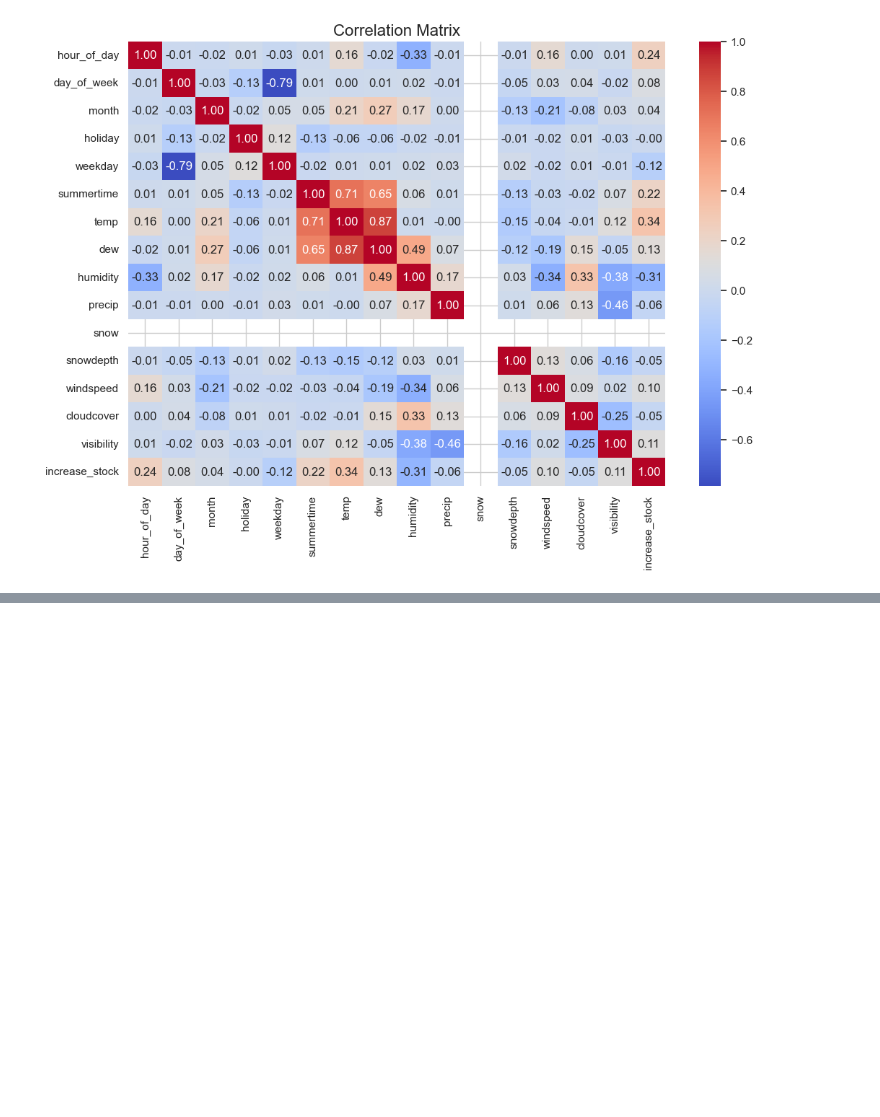
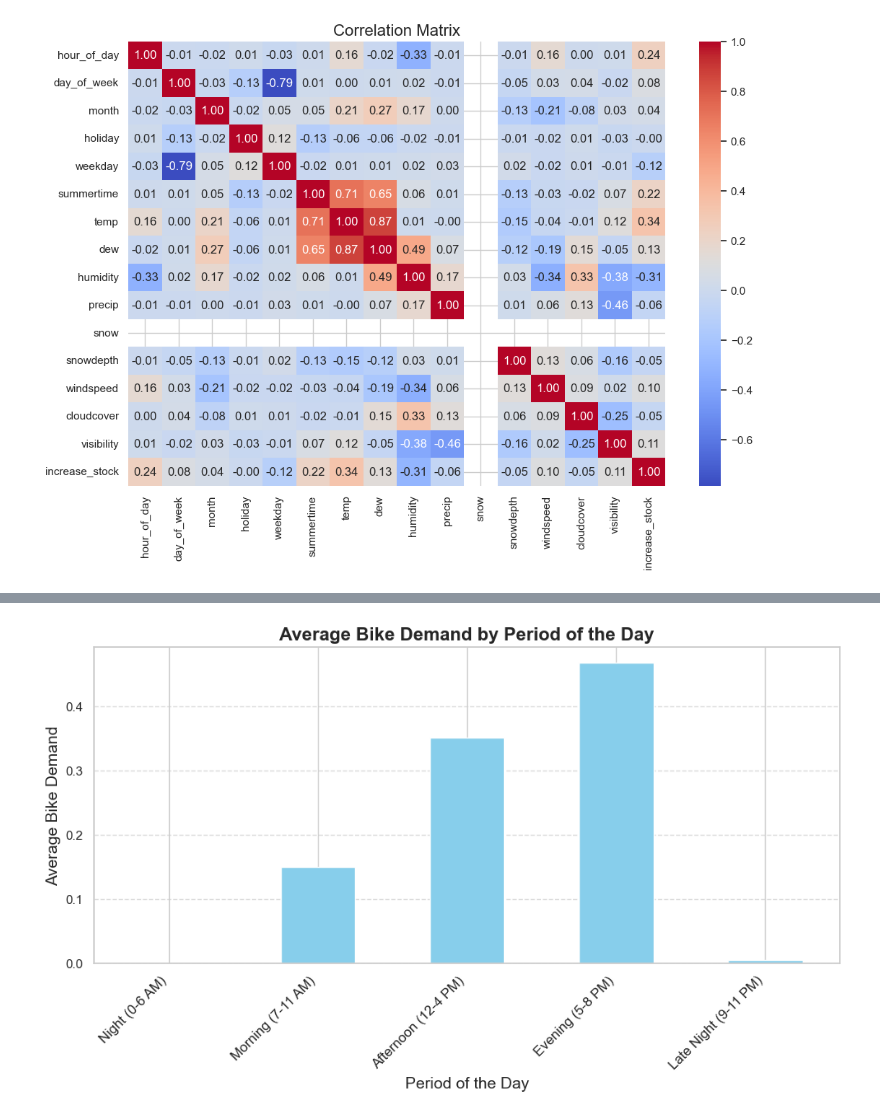
Before and after one commit to inesfm101/SML_Project, a Jupyter notebook: [SML] Data Exploration.ipynb, the cells around one changed output, grey strips where cells are left out. Cells and saved outputs as stored; diff of their text form; code cells hidden in the pictures; blank space fills up the shorter version.

```diff
--- a/[SML] Data Exploration.ipynb
+++ b/[SML] Data Exploration.ipynb
@@ -359,0 +425,14 @@ plt.show()
+# %%
+period_labels = ['Night (0-6 AM)', 'Morning (7-11 AM)', 'Afternoon (12-4 PM)', 'Evening (5-8 PM)', 'Late Night (9-11 PM)']
+
+sns.set(style="whitegrid")
+ax = data.groupby('period_of_day')['increase_stock'].mean().plot(kind='bar', color='skyblue', figsize=(10, 6))
+plt.title('Average Bike Demand by Period of the Day', fontsize=16, fontweight='bold')
+plt.xlabel('Period of the Day', fontsize=14)
+plt.ylabel('Average Bike Demand', fontsize=14)
+plt.xticks(ticks=range(len(period_labels)), labels=period_labels, rotation=45, ha='right', fontsize=12)
+plt.grid(True, axis='y', linestyle='--', alpha=0.7)
+plt.tight_layout()
+plt.show()
+# %% [output]
+[figure, added]
```
Also changed, not shown: parts of 14 cells of this notebook, 6 other files.
